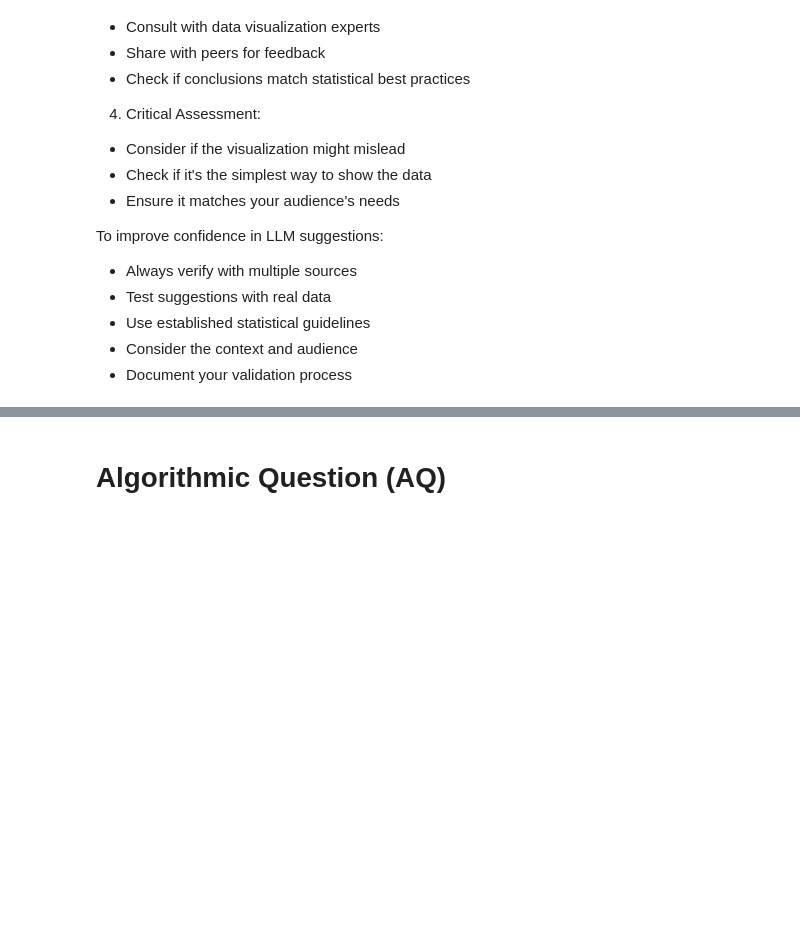
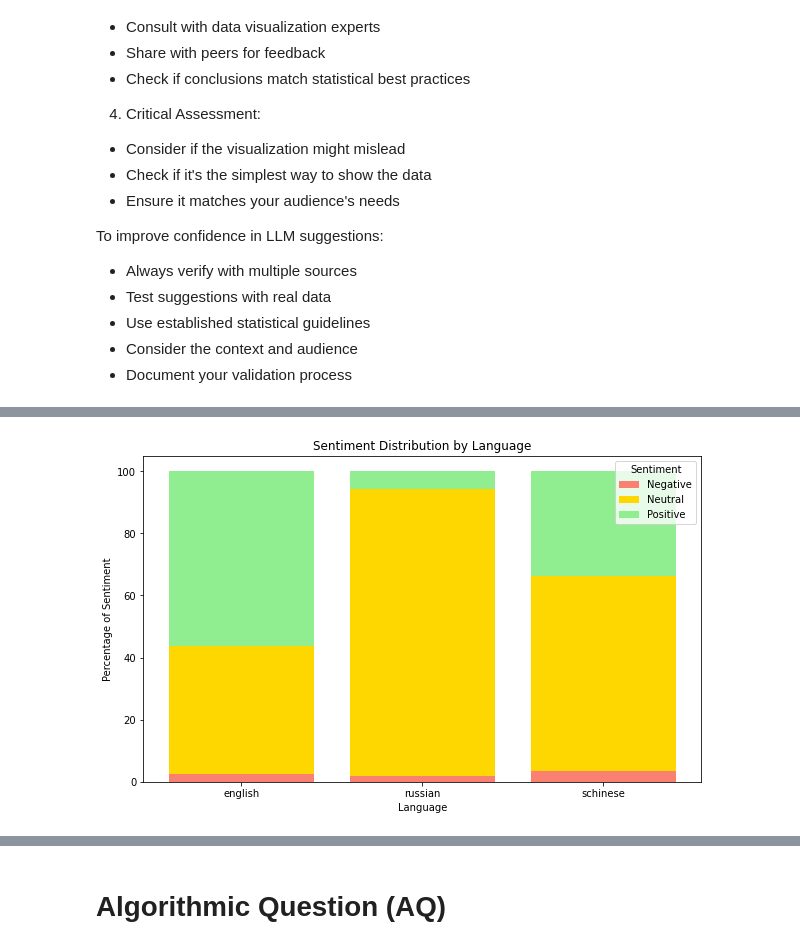
Before and after one commit to sandrokhizanishvili/SAPIENZA-ADM-HW2, a Jupyter notebook: 2021_steam_dataset_analysis.ipynb, the cells around one changed output, grey strips where cells are left out. Drawn from its saved outputs; the diff is of its cells as text; code cells hidden in the pictures; blank space fills up the shorter version.

Commit message:
adding 'bonus question' solution

```diff
--- a/2021_steam_dataset_analysis.ipynb
+++ b/2021_steam_dataset_analysis.ipynb
@@ -1067,0 +1213,16 @@ To improve confidence in LLM suggestions:
+# %%
+# The directory where the CSV files are saved
+directory = 'C:/Users/User/Desktop/Sapienza/ADM/Homework 2'
+
+# Create an empty list to store the DataFrames
+dfs = []
+
+# Loop through all the files in the directory
+for filename in os.listdir(directory):
+    if filename.endswith('.csv') and filename.startswith('BONUS'):
+        # Read the CSV file and append it to the list of DataFrames
+        file_path = os.path.join(directory, filename)
+        dfs.append(pd.read_csv(file_path))
+
+# Concatenate the DataFrames in the list
+combined_df = pd.concat(dfs, ignore_index=True)
@@ -1067,0 +1238,4 @@ To improve confidence in LLM suggestions:
+# %%
+sentiment_distirbution = combined_df.groupby(['language','sentiment'])[['sentiment']].count().rename(columns={'sentiment':'count'}).reset_index()
+# %%
+sentiment_distirbution['percentage'] = sentiment_distirbution.groupby('language')['count'].apply(lambda x: round(x / x.sum() * 100,2))
@@ -1067,0 +1255,24 @@ To improve confidence in LLM suggestions:
+# %%
+fig, ax = plt.subplots(figsize=(10, 6))
+
+# Filter data for each sentiment and plot them with stacking
+neg_data = sentiment_distirbution[sentiment_distirbution['sentiment'] == 'negative']
+ax.bar(neg_data['language'], neg_data['percentage'], label='Negative', color='salmon')
+
+neutral_data = sentiment_distirbution[sentiment_distirbution['sentiment'] == 'neutral']
+ax.bar(neutral_data['language'], neutral_data['percentage'],
+       bottom=neg_data['percentage'].values, label='Neutral', color='gold')
+
+pos_data = sentiment_distirbution[sentiment_distirbution['sentiment'] == 'positive']
+ax.bar(pos_data['language'], pos_data['percentage'],
+       bottom=(neg_data['percentage'].values + neutral_data['percentage'].values), label='Positive', color='lightgreen')
+
+# Set labels and title
+ax.set_xlabel("Language")
+ax.set_ylabel("Percentage of Sentiment")
+ax.set_title("Sentiment Distribution by Language")
+ax.legend(title="Sentiment")
+
+plt.show()
+# %% [output]
+[figure, added]
```
Also changed, not shown: parts of 26 cells of this notebook.
